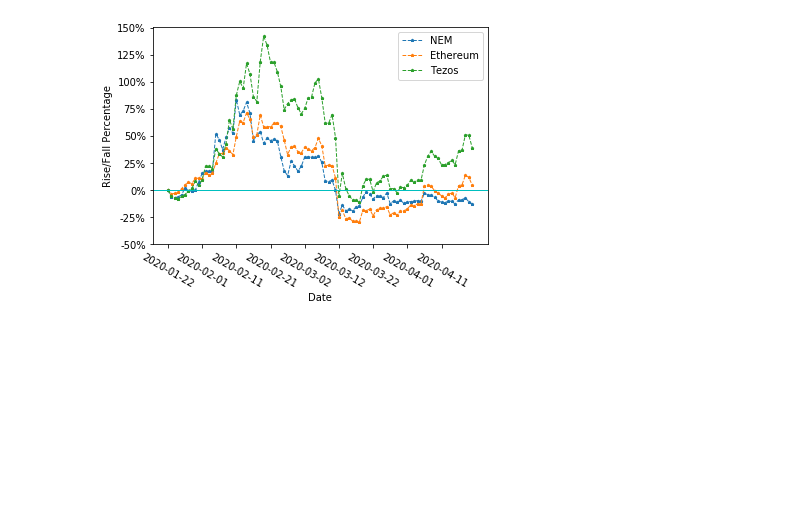
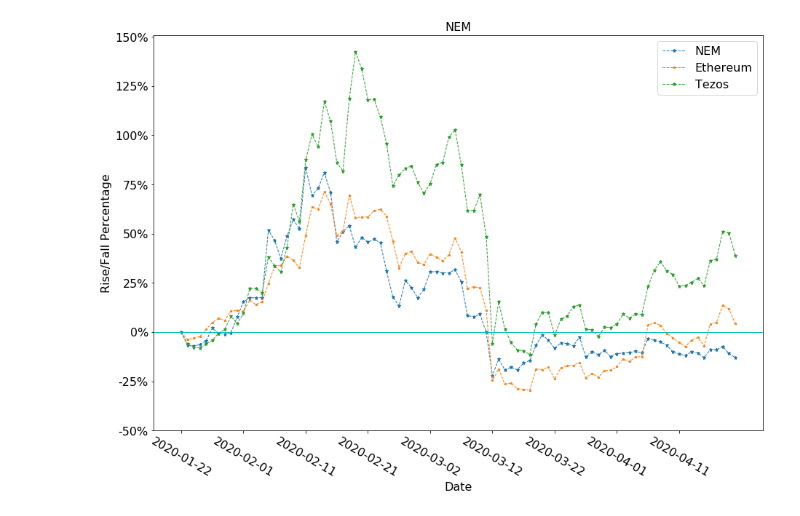
Before and after one commit to HyperTars/Big-Data-Project, a Jupyter notebook: src/time-series-analysis.ipynb, the cells around one changed output. Saved outputs shown, nothing was run; the diff lists cells and outputs as text; code cells hidden in the pictures; blank space fills up the shorter version.

Commit message:
fix image size

```diff
--- a/src/time-series-analysis.ipynb
+++ b/src/time-series-analysis.ipynb
@@ -240,6 +253,12 @@ plt.savefig(picName)
 # Crypto
 file = "../clean_data/market/Cryptocurrencies/NEM.csv"
 label = 'NEM'
+
+fontsize = {'size': 16}
+
+plt.figure(figsize=(15, 10))
+plt.title(label, fontsize)
+
 
 indicatorData = pd.read_csv(file)
 indicatorData["Date"] = pd.to_datetime(indicatorData["Date"], format = "%Y-%m-%d")
@@ -262,13 +281,13 @@ for each in indicatorValue:
     else:
         new_indicatorValue.append(100.0 * (each / base - 1))
 
-plt.plot(indicatorDate, new_indicatorValue, label=label, linewidth = 1, linestyle = "--", marker = '*', markersize = 3)
-plt.xticks(indicatorDate[::10], rotation = -30)
-plt.yticks([-50, -25, 0, 25, 50, 75, 100, 125, 150], ['-50%', '-25%', '0%', '25%', '50%', '75%', '100%', '125%', '150%'])
-plt.legend()
+plt.plot(indicatorDate, new_indicatorValue, label=label, linewidth = 1, linestyle = "--", marker = '*', markersize = 5)
+plt.xticks(indicatorDate[::10], rotation = -30, fontsize = 16)
+plt.yticks([-50, -25, 0, 25, 50, 75, 100, 125, 150], ['-50%', '-25%', '0%', '25%', '50%', '75%', '100%', '125%', '150%'], fontsize = 16)
+plt.legend(prop = fontsize)
 plt.axhline(y = 0, color='c', linestyle='-', linewidth = 1)
-plt.xlabel('Date')
-plt.ylabel('Rise/Fall Percentage')
+plt.xlabel('Date', fontsize)
+plt.ylabel('Rise/Fall Percentage', fontsize)
 
 
 file = "../clean_data/market/Cryptocurrencies/Ethereum.csv"
@@ -296,48 +315,48 @@ for each in indicatorValue:
         new_indicatorValue.append(100.0 * (each / base - 1))
 
 plt.plot(indicatorDate, new_indicatorValue, label=label, linewidth = 1, linestyle = "--", marker = '*', markersize = 3)
-plt.xticks(indicatorDate[::10], rotation = -30)
-plt.yticks([-50, -25, 0, 25, 50, 75, 100, 125, 150], ['-50%', '-25%', '0%', '25%', '50%', '75%', '100%', '125%', '150%'])
-plt.legend()
+plt.xticks(indicatorDate[::10], rotation = -30, fontsize = 16)
+plt.yticks([-50, -25, 0, 25, 50, 75, 100, 125, 150], ['-50%', '-25%', '0%', '25%', '50%', '75%', '100%', '125%', '150%'], fontsize = 16)
+plt.legend(prop = fontsize)
 plt.axhline(y = 0, color='c', linestyle='-', linewidth = 1)
-plt.xlabel('Date')
-plt.ylabel('Rise/Fall Percentage')
+plt.xlabel('Date', fontsize)
+plt.ylabel('Rise/Fall Percentage', fontsize)
 
 
 file = "../clean_data/market/Cryptocurrencies/Tezos.csv"
 label = 'Tezos'
 
 indicatorData = pd.read_csv(file)
 indicatorData["Date"] = pd.to_datetime(indicatorData["Date"], format = "%Y-%m-%d")
 indicatorData.sort_values('Date', inplace=True, ascending=True)
 
 # Only keep data within the range of the covid data
 indicatorData = indicatorData[(indicatorData["Date"] >= date[0]) & (indicatorData["Date"] <= date[-1])]
 indicatorData = indicatorData[["Date", "Close/Last"]]
 
 indicatorDate = indicatorData["Date"].tolist()
 indicatorDate = [str(each) for each in indicatorDate]
 indicatorDate = [each[:10] for each in indicatorDate]
 
 indicatorValue = indicatorData["Close/Last"].values
 base = indicatorValue[0]
 new_indicatorValue = []
 for each in indicatorValue:
     if each / base < 1:
         new_indicatorValue.append(-100.0 * (1 - each / base))
     else:
         new_indicatorValue.append(100.0 * (each / base - 1))
 
-plt.plot(indicatorDate, new_indicatorValue, label=label, linewidth = 1, linestyle = "--", marker = '*', markersize = 3)
-plt.xticks(indicatorDate[::10], rotation = -30)
-plt.yticks([-50, -25, 0, 25, 50, 75, 100, 125, 150], ['-50%', '-25%', '0%', '25%', '50%', '75%', '100%', '125%', '150%'])
-plt.legend()
+plt.plot(indicatorDate, new_indicatorValue, label=label, linewidth = 1, linestyle = "--", marker = '*', markersize = 5)
+plt.xticks(indicatorDate[::10], rotation = -30, fontsize = 16)
+plt.yticks([-50, -25, 0, 25, 50, 75, 100, 125, 150], ['-50%', '-25%', '0%', '25%', '50%', '75%', '100%', '125%', '150%'], fontsize = 16)
+plt.legend(prop = fontsize)
 plt.axhline(y = 0, color='c', linestyle='-', linewidth = 1)
-plt.xlabel('Date')
-plt.ylabel('Rise/Fall Percentage')
+plt.xlabel('Date', fontsize)
+plt.ylabel('Rise/Fall Percentage', fontsize)
 
 file = file.replace("/", "_")
 picName = "../result/time-series/" + label + ".png"
 plt.savefig(picName)
 # %% [output]
-[figure, old version]
+[figure, new version]
```
Also changed, not shown: parts of 12 cells of this notebook, 12 other files.
